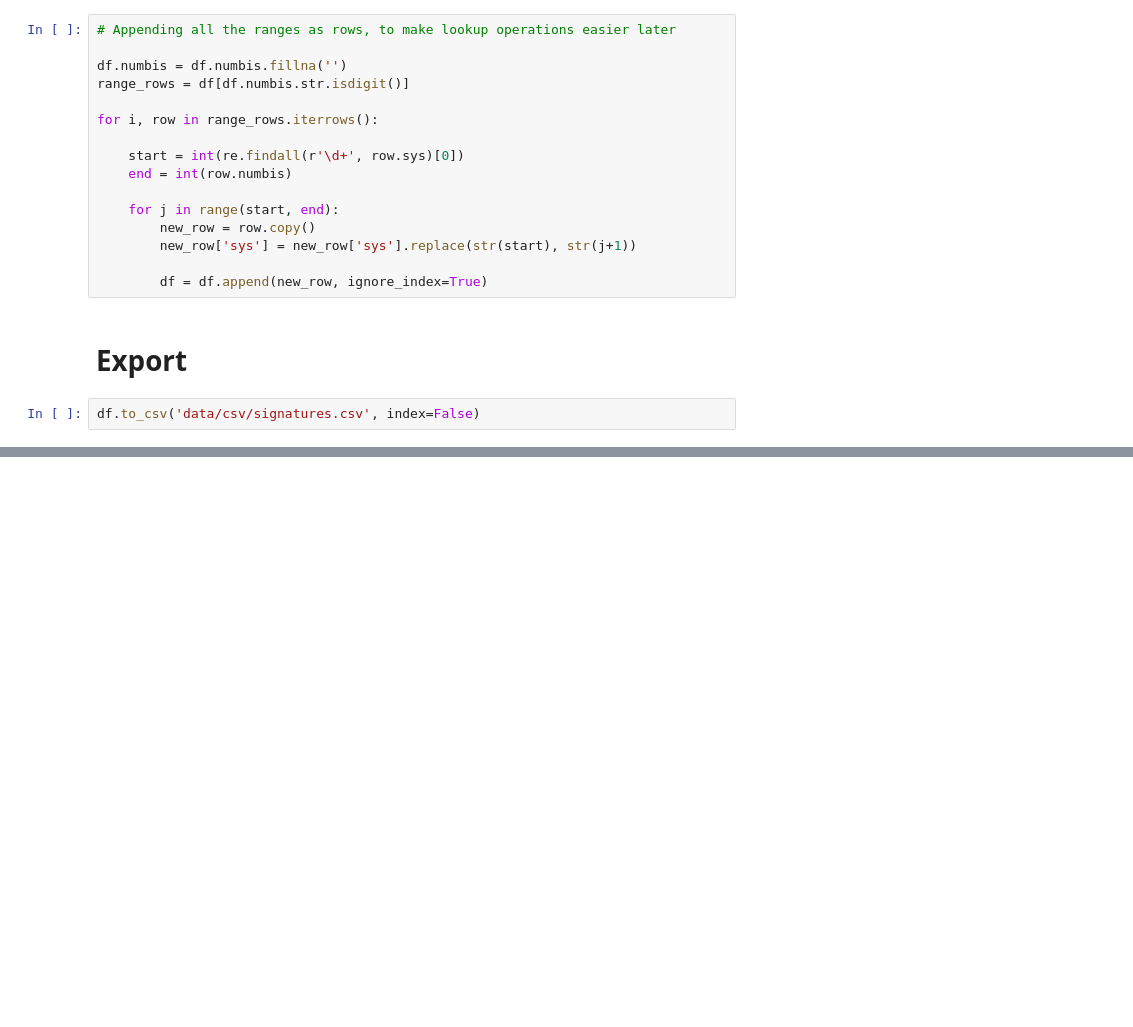
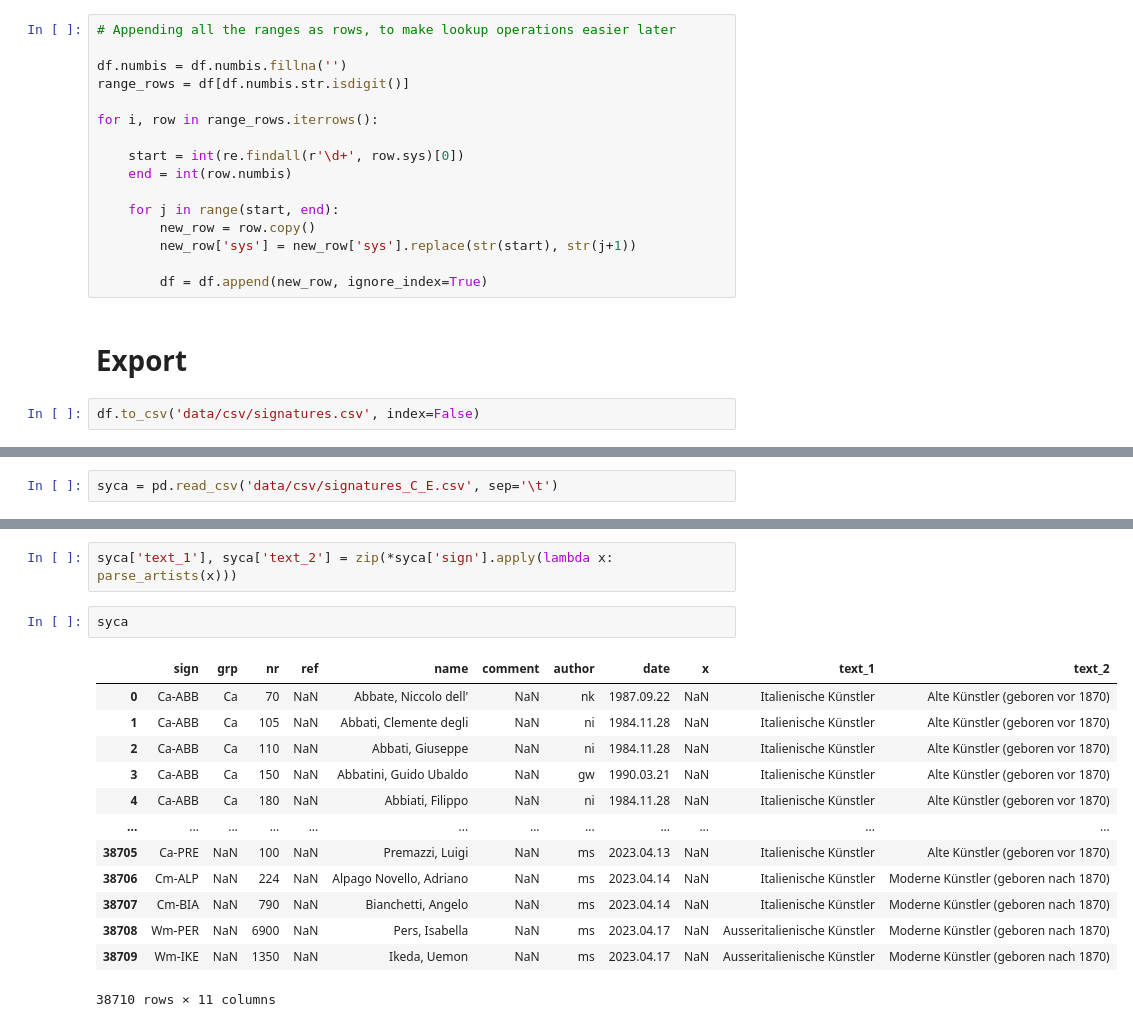
Before and after one commit to hanaCasey/BHVizData, a Jupyter notebook: signatures_processing.ipynb, the cells around one changed output, grey strips where cells are left out. Drawn from its saved outputs; the diff is of its cells as text; blank space fills up the shorter version.

Commit message:
artists parsing started

```diff
--- a/signatures_processing.ipynb
+++ b/signatures_processing.ipynb
@@ -220,0 +130,2 @@ merged[export_columns].to_csv('data/csv/hertz_signatures.csv')
+# %%
+syca = pd.read_csv('data/csv/signatures_C_E.csv', sep='\t')
@@ -220,0 +158,18 @@ merged[export_columns].to_csv('data/csv/hertz_signatures.csv')
+# %%
+syca['text_1'], syca['text_2'] = zip(*syca['sign'].apply(lambda x: parse_artists(x)))
+# %%
+syca
+# %% [output]
+|  | sign | grp | nr | ref | name | comment | author | date | x | text_1 | text_2 |
+| 0 | Ca-ABB | Ca | 70 | NaN | Abbate, Niccolo dell' | NaN | nk | 1987.09.22 | NaN | Italienische Künstler | Alte Künstler (geboren vor 1870) |
+| 1 | Ca-ABB | Ca | 105 | NaN | Abbati, Clemente degli | NaN | ni | 1984.11.28 | NaN | Italienische Künstler | Alte Künstler (geboren vor 1870) |
+| 2 | Ca-ABB | Ca | 110 | NaN | Abbati, Giuseppe | NaN | ni | 1984.11.28 | NaN | Italienische Künstler | Alte Künstler (geboren vor 1870) |
+| 3 | Ca-ABB | Ca | 150 | NaN | Abbatini, Guido Ubaldo | NaN | gw | 1990.03.21 | NaN | Italienische Künstler | Alte Künstler (geboren vor 1870) |
+| 4 | Ca-ABB | Ca | 180 | NaN | Abbiati, Filippo | NaN | ni | 1984.11.28 | NaN | Italienische Künstler | Alte Künstler (geboren vor 1870) |
+| ... | ... | ... | ... | ... | ... | ... | ... | ... | ... | ... | ... |
+| 38705 | Ca-PRE | NaN | 100 | NaN | Premazzi, Luigi | NaN | ms | 2023.04.13 | NaN | Italienische Künstler | Alte Künstler (geboren vor 1870) |
+| 38706 | Cm-ALP | NaN | 224 | NaN | Alpago Novello, Adriano | NaN | ms | 2023.04.14 | NaN | Italienische Künstler | Moderne Künstler (geboren nach 1870) |
+| 38707 | Cm-BIA | NaN | 790 | NaN | Bianchetti, Angelo | NaN | ms | 2023.04.14 | NaN | Italienische Künstler | Moderne Künstler (geboren nach 1870) |
+| 38708 | Wm-PER | NaN | 6900 | NaN | Pers, Isabella | NaN | ms | 2023.04.17 | NaN | Ausseritalienische Künstler | Moderne Künstler (geboren nach 1870) |
+| 38709 | Wm-IKE | NaN | 1350 | NaN | Ikeda, Uemon | NaN | ms | 2023.04.17 | NaN | Ausseritalienische Künstler | Moderne Künstler (geboren nach 1870) |
+38710 rows × 11 columns
```
Also changed, not shown: parts of 16 cells of this notebook.
